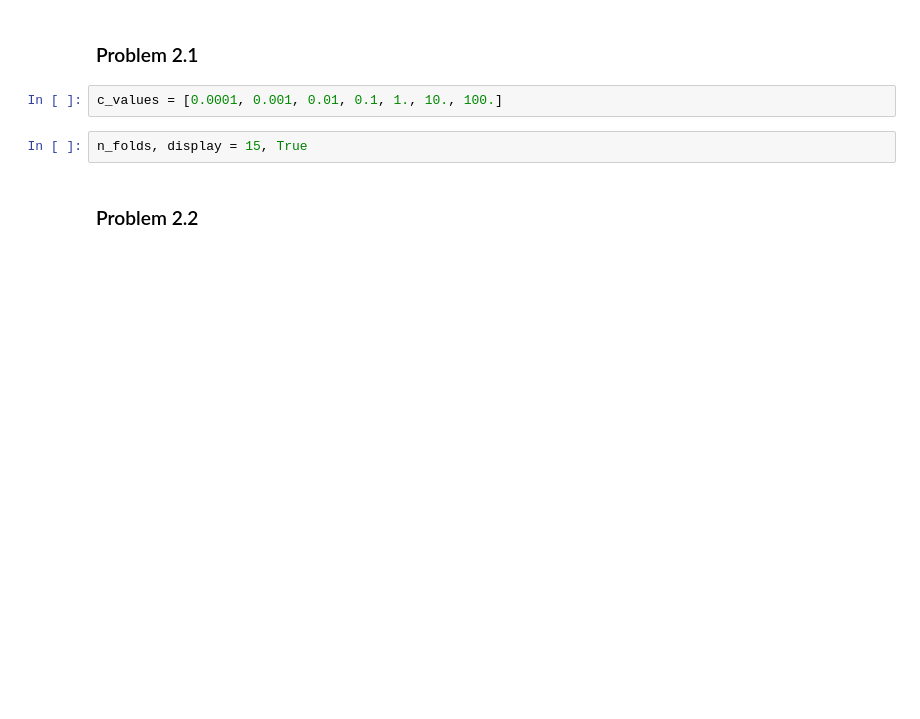
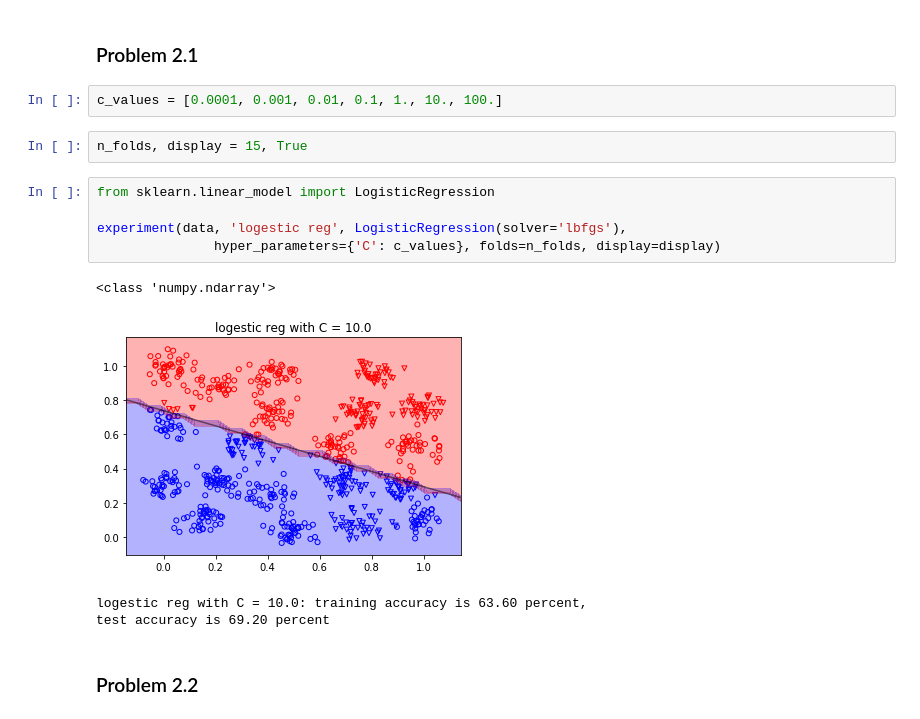
Before and after one commit to amanmibra/cs371, a Jupyter notebook: homework08/homework08.ipynb, the cells around one changed output. Saved outputs shown, nothing was run; the diff lists cells and outputs as text; blank space fills up the shorter version.

```diff
--- a/homework08/homework08.ipynb
+++ b/homework08/homework08.ipynb
@@ -69,5 +159,15 @@ with open('data.pickle', 'rb') as file:
 c_values = [0.0001, 0.001, 0.01, 0.1, 1., 10., 100.]
 # %%
 n_folds, display = 15, True
+# %%
+from sklearn.linear_model import LogisticRegression
+
+experiment(data, 'logestic reg', LogisticRegression(solver='lbfgs'),
+               hyper_parameters={'C': c_values}, folds=n_folds, display=display)
+# %% [output]
+<class 'numpy.ndarray'>
+[figure, added]
+logestic reg with C = 10.0: training accuracy is 63.60 percent,
+test accuracy is 69.20 percent
 # %% [markdown]
 ### Problem 2.2
```
Also changed, not shown: parts of 6 cells of this notebook, 1 other file.
